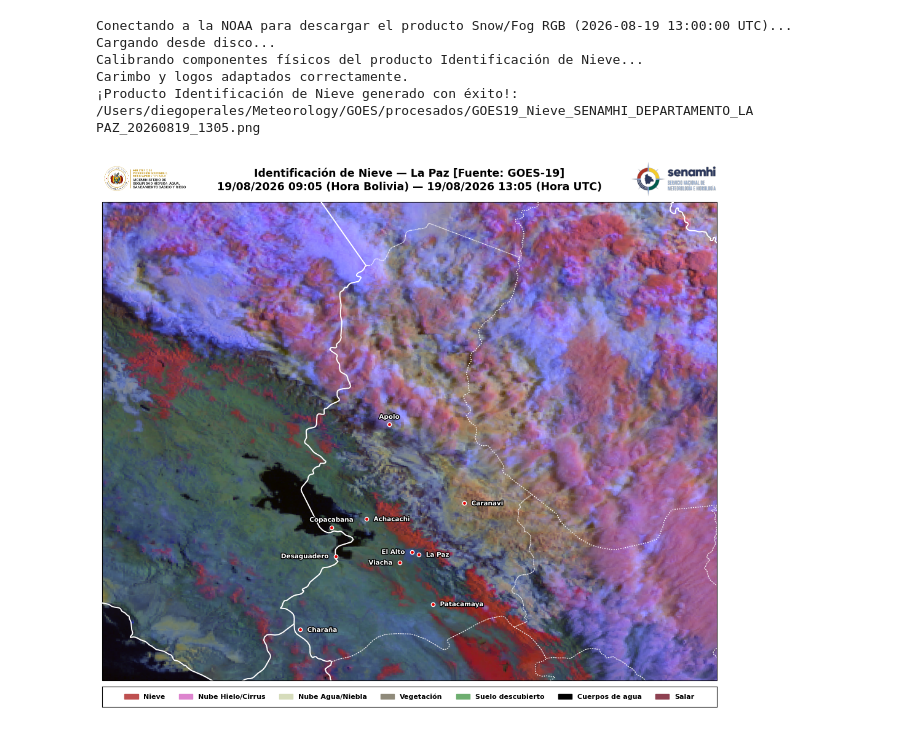
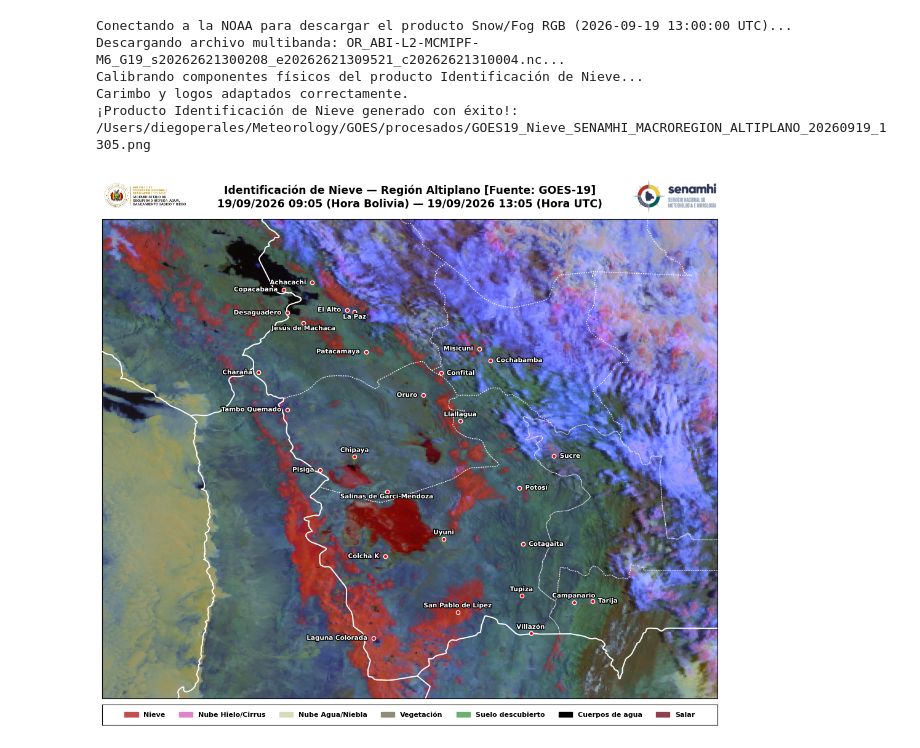
Before and after one commit to diegomapper/goes_env, a Jupyter notebook: Scripts/04_goes19_snowcloud.ipynb, the cells around one changed output. Saved outputs shown, nothing was run; the diff lists cells and outputs as text; code cells hidden in the pictures.

Commit message:
Generar producto para la nevada del 18 de septiembre.

```diff
--- a/Scripts/04_goes19_snowcloud.ipynb
+++ b/Scripts/04_goes19_snowcloud.ipynb
@@ -66,17 +66,17 @@ def obtener_extent_geografico(shp_path, identificador, target_aspect=1.052, buff
 # ==========================================
 # 1. CONFIGURACIÓN DEL USUARIO
 # ==========================================
-FECHA_BUSCADA = datetime(2026, 8, 19, 13, 00)
+FECHA_BUSCADA = datetime(2026, 9, 19, 13, 00)
 
 # Seleccionar el tipo de producto: "DEPARTAMENTO" o "MACROREGION"
-MODO_REGION = "DEPARTAMENTO"
+MODO_REGION = "MACROREGION"
 
 # Si MODO_REGION = "MACROREGION", puedes usar IDs (1-7), nombres ("Altiplano", "Valles") o listas ([7, 2])
 # Ejemplos para REGION_OBJETIVO: 7, "Altiplano", [7, 1], ["Altiplano", "Yungas - Chapare"]
 # Si MODO_REGION = "DEPARTAMENTO", usa la lógica nomenclatura departamental conocida.
 # Ejemplos para REGION_OBJETIVO: "Potosi", 5, "BOLIVIA (para todo el país)"
 
-REGION_OBJETIVO = "LA PAZ"
+REGION_OBJETIVO = "ALTIPLANO"
 
 BASE_DIR = "/Users/diegoperales/Meteorology/GOES"
 RAW_DATA = os.path.join(BASE_DIR, "raw_data")
@@ -521,34 +521,34 @@ try:
     if os.path.exists(img_ministerio_path) and os.path.exists(img_senamhi_path):
         logo_ministerio = mpimg.imread(img_ministerio_path)
         logo_senamhi = mpimg.imread(img_senamhi_path)
 
         ax_logo_min = fig.add_axes([pos_mapa.x0, pos_mapa.y1 + 0.005, 0.14, 0.07])
         ax_logo_min.imshow(logo_ministerio)
         ax_logo_min.axis('off')
 
         ax_logo_sen = fig.add_axes([pos_mapa.x1 - 0.14, pos_mapa.y1 + 0.005, 0.14, 0.07])
         ax_logo_sen.imshow(logo_senamhi)
         ax_logo_sen.axis('off')
         print("Carimbo y logos adaptados correctamente.")
 except Exception as e:
     print(f"Alerta logos: {e}")
 
 # --- GUARDAR ARCHIVO CON NOMBRE DINÁMICO ---
 if isinstance(REGION_OBJETIVO, list):
     str_region = "_".join([str(x) for x in REGION_OBJETIVO])
 else:
     str_region = str(REGION_OBJETIVO)
 
 output_name = f"{OUTPUTS}/GOES19_Nieve_SENAMHI_{MODO_REGION.upper()}_{str_region.upper()}_{fecha_utc.strftime('%Y%m%d_%H%M')}.png"
 
 plt.savefig(output_name, dpi=200, bbox_inches='tight', pad_inches=0.03)
 print(f"¡Producto Identificación de Nieve generado con éxito!: {output_name}")
 
 plt.show()
 # %% [output]
-Conectando a la NOAA para descargar el producto Snow/Fog RGB (2026-08-19 13:00:00 UTC)...
-Cargando desde disco...
+Conectando a la NOAA para descargar el producto Snow/Fog RGB (2026-09-19 13:00:00 UTC)...
+Descargando archivo multibanda: OR_ABI-L2-MCMIPF-M6_G19_s20262621300208_e20262621309521_c20262621310004.nc...
 Calibrando componentes físicos del producto Identificación de Nieve...
 Carimbo y logos adaptados correctamente.
-¡Producto Identificación de Nieve generado con éxito!: /Users/diegoperales/Meteorology/GOES/procesados/GOES19_Nieve_SENAMHI_DEPARTAMENTO_LA PAZ_20260819_1305.png
+¡Producto Identificación de Nieve generado con éxito!: /Users/diegoperales/Meteorology/GOES/procesados/GOES19_Nieve_SENAMHI_MACROREGION_ALTIPLANO_20260919_1305.png
-[figure, old version]
+[figure, new version]
```
